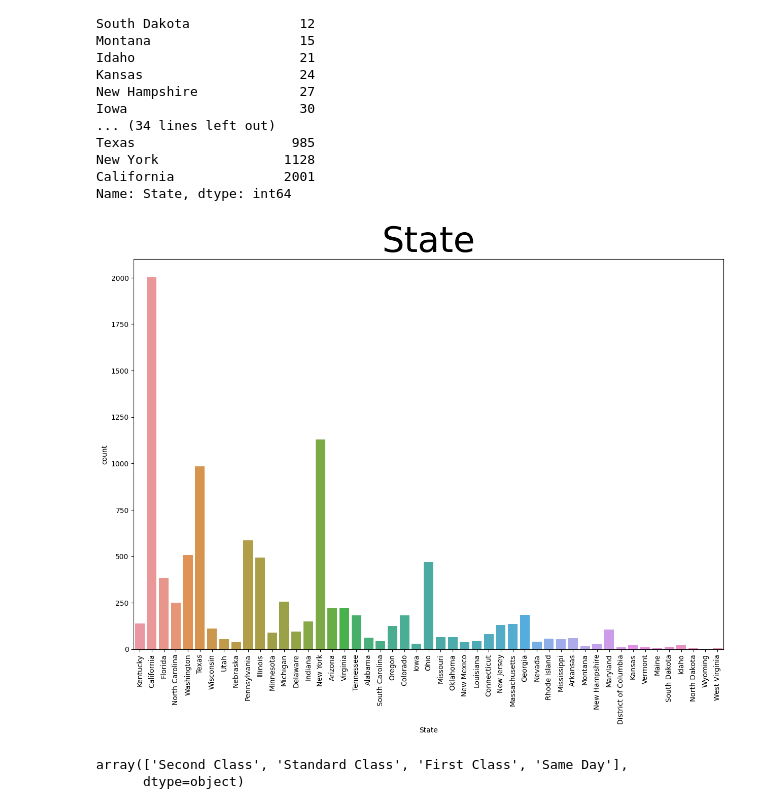
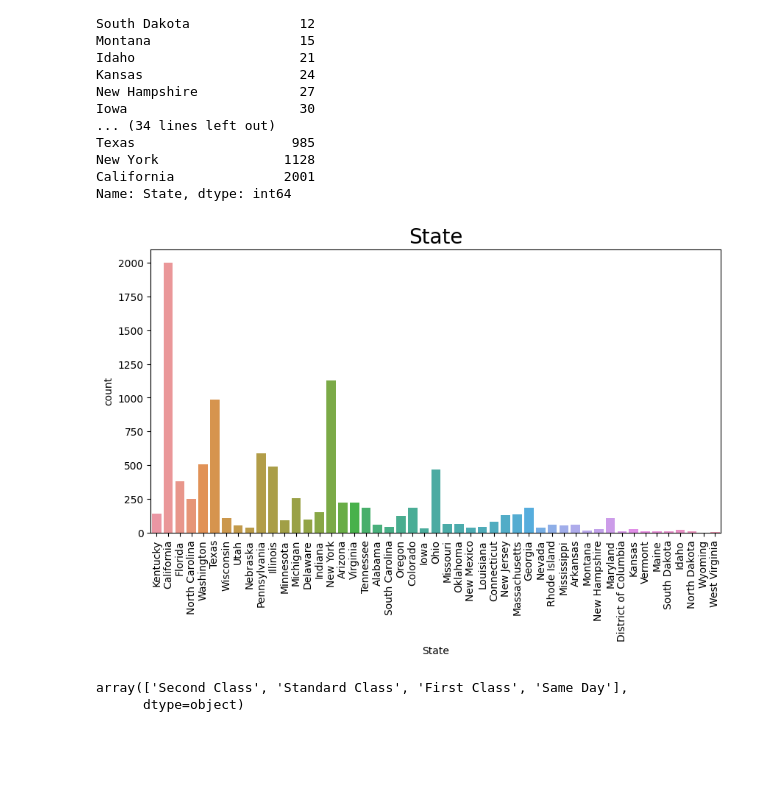
Before and after one commit to saiyedumairashraf/TSF_tASK2, a Jupyter notebook: TSF_Task2_EDA.ipynb, the cells around one changed output. Saved outputs shown, nothing was run; the diff lists cells and outputs as text; code cells hidden in the pictures; blank space fills up the shorter version.

```diff
--- a/TSF_Task2_EDA.ipynb
+++ b/TSF_Task2_EDA.ipynb
@@ -213,13 +213,13 @@ New York                1128
 California              2001
 Name: State, dtype: int64
 # %%
-plt.figure(figsize=(15,10))
+plt.figure(figsize=(10,5))
 sns.countplot(x=value1['State'])
 plt.xticks(rotation=90)
-plt.title('State',fontsize=50)
+plt.title('State',fontsize=20)
 plt.show()
 # %% [output]
-[figure, old version]
+[figure, new version]
 # %%
 #percentage distribution of ship mode
 df['Ship Mode'].unique()
```
